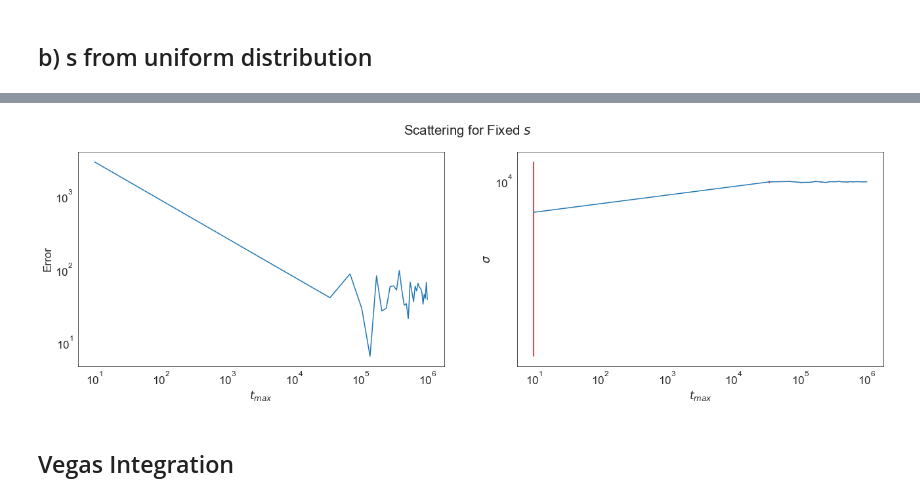
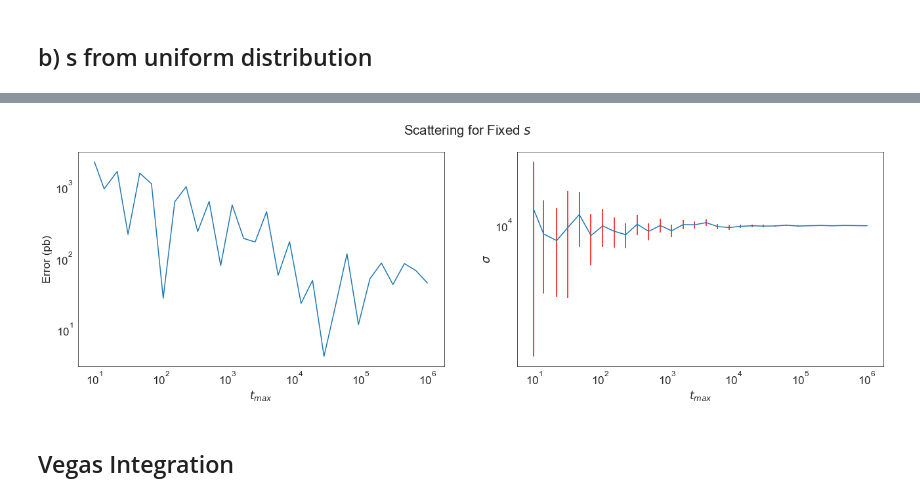
Before and after one commit to Ssalazar12/Physics, a Jupyter notebook: montecarlo_qcd/problem_1_montecarlo.ipynb, the cells around one changed output, grey strips where cells are left out. Cells and saved outputs as stored; diff of their text form; code cells hidden in the pictures.

```diff
--- a/montecarlo_qcd/problem_1_montecarlo.ipynb
+++ b/montecarlo_qcd/problem_1_montecarlo.ipynb
@@ -61,7 +63,7 @@ def initialize_quark_sequence(N_steps):
 
 
 def init_montecarlo(N_steps,s0, s_constant=True):
-    # initializes the values used in the montecarlo integral
+    # generates the events for the montecarlo
     # args -> N_steps: int, number of steps in the montecarlo
     #        s0: float, value of s for the fixed case
     #        s_constant: Boolean, indicates whether to use uniform or fixed s
@@ -119,7 +121,7 @@ def montecarlo_cross_section(N_steps, benchmark_value, s0, constant_s=True):
     else:
         volume_interval = 2.0 * ((Mz + 3*Gammaz)**2 - (Mz - 3*Gammaz)**2)
     # value of the integral for phi
-    phi_integral = 2*np.pi
+    phi_integral = 2.0*np.pi
 
     # calculate the cross section at several points
     sigma_eval = diff_cross_section(s, costh, fs,
@@ -197,6 +199,7 @@ error =  48.979634629024076 pb
 # %%
+N_list = np.logspace(1, 6,30).astype(int)
+
 # calculate the cross section for several max montecarlo points
-N_list = np.linspace(10, 10**6,30).astype(int)
 
 sigma_list = []
 uncertainty_list = []
@@ -273,6 +276,6 @@ plt.savefig('figures/s_histogram.png')
 # %%
 # calculate the cross section for several max montecarlo points
-N_list = np.linspace(10, 10**6,30).astype(int)
+N_list = np.logspace(1, 6,30).astype(int)
 
 sigma_list = []
 uncertainty_list = []
@@ -287,22 +290,22 @@ for n in N_list:
 # %%
 plt.figure(figsize=(22,6))
 plt.tight_layout()
 plt.suptitle('Scattering for Fixed $s$')
 
 plt.subplot(1,2,1)
 plt.loglog(N_list, error_list)
 plt.xlabel('$t_{max}$')
-plt.ylabel('Error')
+plt.ylabel('Error (pb)')
 
 plt.subplot(1,2,2)
 plt.errorbar(N_list, sigma_list, yerr=uncertainty_list,ecolor='red')
 plt.yscale('log')
 plt.xscale('log')
 plt.xlabel('$t_{max}$')
 plt.ylabel('$\sigma$')
 plt.savefig('figures/montecarlo_uniform_s.png')
 # %% [output]
-[figure, old version]
+[figure, new version]
 # %% [markdown]
 ## Vegas Integration
 # %%
```
Also changed, not shown: parts of 22 cells of this notebook.
